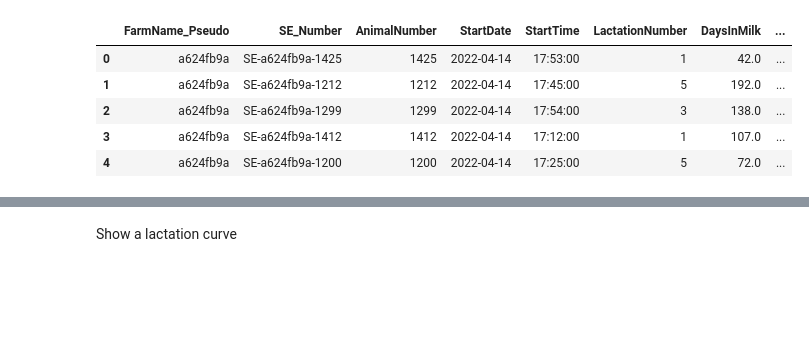
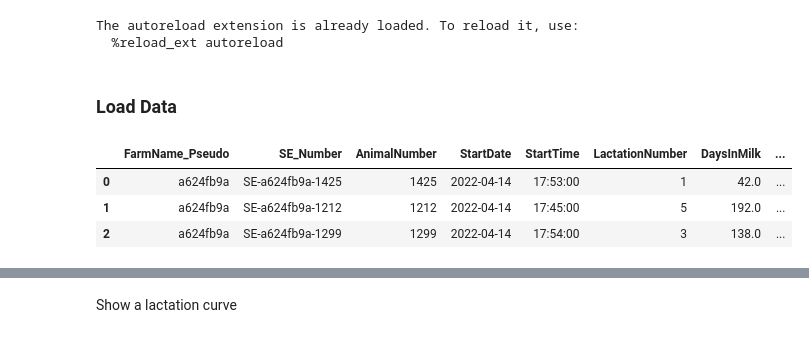
Before and after one commit to axeUUeng/HeatStressEvaluation, a Jupyter notebook: Modeling/HerdApproach.ipynb, the cells around one changed output, grey strips where cells are left out. Cells and saved outputs as stored; diff of their text form; code cells hidden in the pictures; blank space fills up the shorter version.

Commit message:
started fixing HerdApproach

```diff
--- a/Modeling/HerdApproach.ipynb
+++ b/Modeling/HerdApproach.ipynb
@@ -5,26 +5,31 @@ import numpy as np
 %matplotlib inline
 import seaborn as sns
 import random as random
-
+from tqdm import tqdm
 from scipy.optimize import curve_fit
 import statsmodels.api as sm
 from statsmodels.graphics.regressionplots import plot_partregress_grid
 from scipy.stats import mannwhitneyu
 from sklearn.ensemble import RandomForestRegressor
 from sklearn.inspection import PartialDependenceDisplay
+
+sns.set_theme()
+sns.set_context("notebook")
 %load_ext autoreload
 %autoreload 2
+# %% [output]
+The autoreload extension is already loaded. To reload it, use:
+  %reload_ext autoreload
+# %% [markdown]
+### Load Data
 # %%
 milk_data = pd.read_csv('../Data/TheData.csv')
 milk_data['DateTime'] = pd.to_datetime(milk_data['DateTime'], errors='coerce')
 milk_data['StartTime'] = pd.to_datetime(milk_data['StartTime'], format='%H:%M:%S', errors='coerce').dt.time
 milk_data['StartDate'] = pd.to_datetime(milk_data['StartDate'], errors='coerce')
+milk_data.head(3)
+# %% [output]
+|  | FarmName_Pseudo | SE_Number | AnimalNumber | StartDate | StartTime | LactationNumber | DaysInMilk | ... |
+| 0 | a624fb9a | SE-a624fb9a-1425 | 1425 | 2022-04-14 | 17:53:00 | 1 | 42.0 | ... |
+| 1 | a624fb9a | SE-a624fb9a-1212 | 1212 | 2022-04-14 | 17:45:00 | 5 | 192.0 | ... |
+| 2 | a624fb9a | SE-a624fb9a-1299 | 1299 | 2022-04-14 | 17:54:00 | 3 | 138.0 | ... |
-# %%
-milk_data.head()
-# %% [output]
-|  | FarmName_Pseudo | SE_Number | AnimalNumber | StartDate | StartTime | LactationNumber | DaysInMilk | ... |
-| 0 | a624fb9a | SE-a624fb9a-1425 | 1425 | 2022-04-14 | 17:53:00 | 1 | 42.0 | ... |
-| 1 | a624fb9a | SE-a624fb9a-1212 | 1212 | 2022-04-14 | 17:45:00 | 5 | 192.0 | ... |
-| 2 | a624fb9a | SE-a624fb9a-1299 | 1299 | 2022-04-14 | 17:54:00 | 3 | 138.0 | ... |
-| 3 | a624fb9a | SE-a624fb9a-1412 | 1412 | 2022-04-14 | 17:12:00 | 1 | 107.0 | ... |
-| 4 | a624fb9a | SE-a624fb9a-1200 | 1200 | 2022-04-14 | 17:25:00 | 5 | 72.0 | ... |
```
Also changed, not shown: parts of 15 cells of this notebook.
